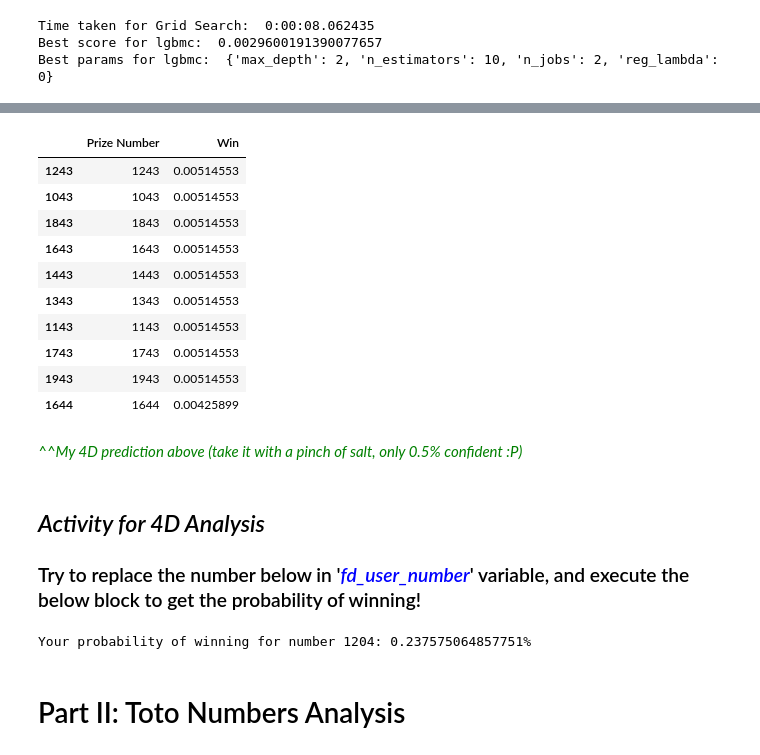
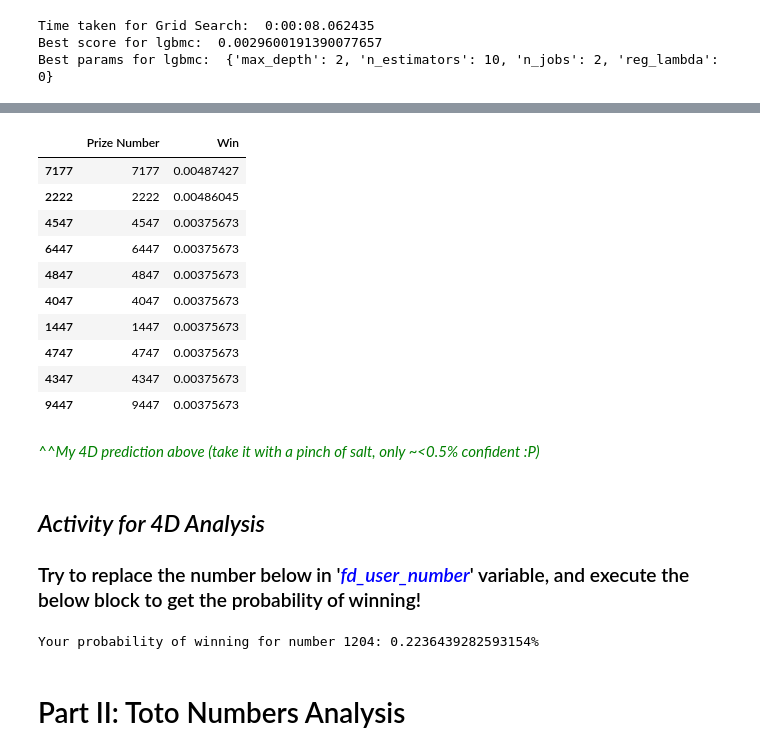
Before and after one commit to yongyct/singapore-pools-analysis, a Jupyter notebook: singapore_pools_analysis.ipynb, the cells around one changed output, grey strips where cells are left out. Cells and saved outputs as stored; diff of their text form; code cells hidden in the pictures.

```diff
--- a/singapore_pools_analysis.ipynb
+++ b/singapore_pools_analysis.ipynb
@@ -49,7 +49,7 @@ TOTO_ADDITIONAL_CLASS = 'additional'
 TOTO_WIN_CSS_SEL = TOTO_WIN_CLASS
 TOTO_ADDITIONAL_CSS_SEL = '.' + TOTO_ADDITIONAL_CLASS
 
-FD_LAST_N_DRAWS = 10
+FD_LAST_N_DRAWS = 50
 TOTO_LAST_N_DRAWS = 50
 
 TOTO_OUTLETS = 'divWinningOutlets'
@@ -138,5 +138,5 @@ for i, position in enumerate(fd_position_set):
 
 #### One hot features for number ####
 for k, number in enumerate(fd_number_set):
-    column_name = 'Has ' + number
-    fd_result_df[column_name] = fd_result_df['Prize Number'].str.contains(str(k)).replace(True, 1)
+    column_name = 'Count of Digit ' + number
+    fd_result_df[column_name] = fd_result_df['Prize Number'].str.count(str(k))
@@ -204,3 +215,8 @@ lgbmc = gscv.best_estimator_
 Time taken for Grid Search:  0:00:08.062435
 Best score for lgbmc:  0.0029600191390077657
 Best params for lgbmc:  {'max_depth': 2, 'n_estimators': 10, 'n_jobs': 2, 'reg_lambda': 0}
+# %%
+%%time
+### LightGBMC Best Estimator
+lgbmc = LGBMClassifier(max_depth=2, n_estimators=10, n_jobs=2)
+lgbmc.fit(X_train, Y_train)
@@ -207,4 +252,5 @@ Best params for lgbmc:  {'max_depth': 2, 'n_estimators': 10, 'n_jobs': 2, 'reg_l
 # %%
+%%time
 ### Preparing Test Data ###
 X_test = pd.DataFrame(np.array([str(num).zfill(4) for num in range(10000)]), columns=['Prize Number'])
 
@@ -216,9 +262,8 @@ for i, position in enumerate(fd_position_set):
 
 #### One hot features for number ####
 for k, number in enumerate(fd_number_set):
-    column_name = 'Has ' + number
-    X_test[column_name] = X_test['Prize Number'].str.contains(str(k)).replace(True, 1)
-
+    column_name = 'Count of Digit ' + number
+    X_test[column_name] = X_test['Prize Number'].str.count(str(k))
 
 ### Predicting 'Best' 4D Number ###
 Y_pred = pd.DataFrame(lgbmc.predict_proba(X_test.iloc[:, 1:]), columns=['Lose', 'Win'])
@@ -230,16 +276,16 @@ Predicting top 10 4D winning numbers:
 |  | Prize Number | Win |
-| 1243 | 1243 | 0.00514553 |
-| 1043 | 1043 | 0.00514553 |
-| 1843 | 1843 | 0.00514553 |
-| 1643 | 1643 | 0.00514553 |
-| 1443 | 1443 | 0.00514553 |
-| 1343 | 1343 | 0.00514553 |
-| 1143 | 1143 | 0.00514553 |
-| 1743 | 1743 | 0.00514553 |
-| 1943 | 1943 | 0.00514553 |
-| 1644 | 1644 | 0.00425899 |
+| 7177 | 7177 | 0.00487427 |
+| 2222 | 2222 | 0.00486045 |
+| 4547 | 4547 | 0.00375673 |
+| 6447 | 6447 | 0.00375673 |
+| 4847 | 4847 | 0.00375673 |
+| 4047 | 4047 | 0.00375673 |
+| 1447 | 1447 | 0.00375673 |
+| 4747 | 4747 | 0.00375673 |
+| 4347 | 4347 | 0.00375673 |
+| 9447 | 9447 | 0.00375673 |
 # %% [markdown]
-<i style="color: green">^^My 4D prediction above (take it with a pinch of salt, only 0.5% confident :P)</i>
+<i style="color: green">^^My 4D prediction above (take it with a pinch of salt, only ~<0.5% confident :P)</i>
 # %% [markdown]
 ## <i> Activity for 4D Analysis </i>
 ### Try to replace the number below in '<i style="color: blue">fd_user_number</i>' variable, and execute the below block to get the probability of winning!
@@ -257,7 +303,7 @@ for i, position in enumerate(fd_position_set):
 
 #### One hot features for number ####
 for k, number in enumerate(fd_number_set):
-    column_name = 'Has ' + number
+    column_name = 'Count of Digit ' + number
     fd_user_number_df[column_name] = fd_user_number_df['Prize Number'].str.contains(str(k)).replace(True, 1).replace(False, 0)
 
 print('Your probability of winning for number {}: {}%'.format(
@@ -265,7 +311,7 @@ print('Your probability of winning for number {}: {}%'.format(
     lgbmc.predict_proba(fd_user_number_df.iloc[:, 1:])[:, 1][0] * 100)
      )
 # %% [output]
-Your probability of winning for number 1204: 0.237575064857751%
+Your probability of winning for number 1204: 0.2236439282593154%
 # %% [markdown]
 # Part II: Toto Numbers Analysis
 # %%
```
Also changed, not shown: parts of 8 cells of this notebook.
